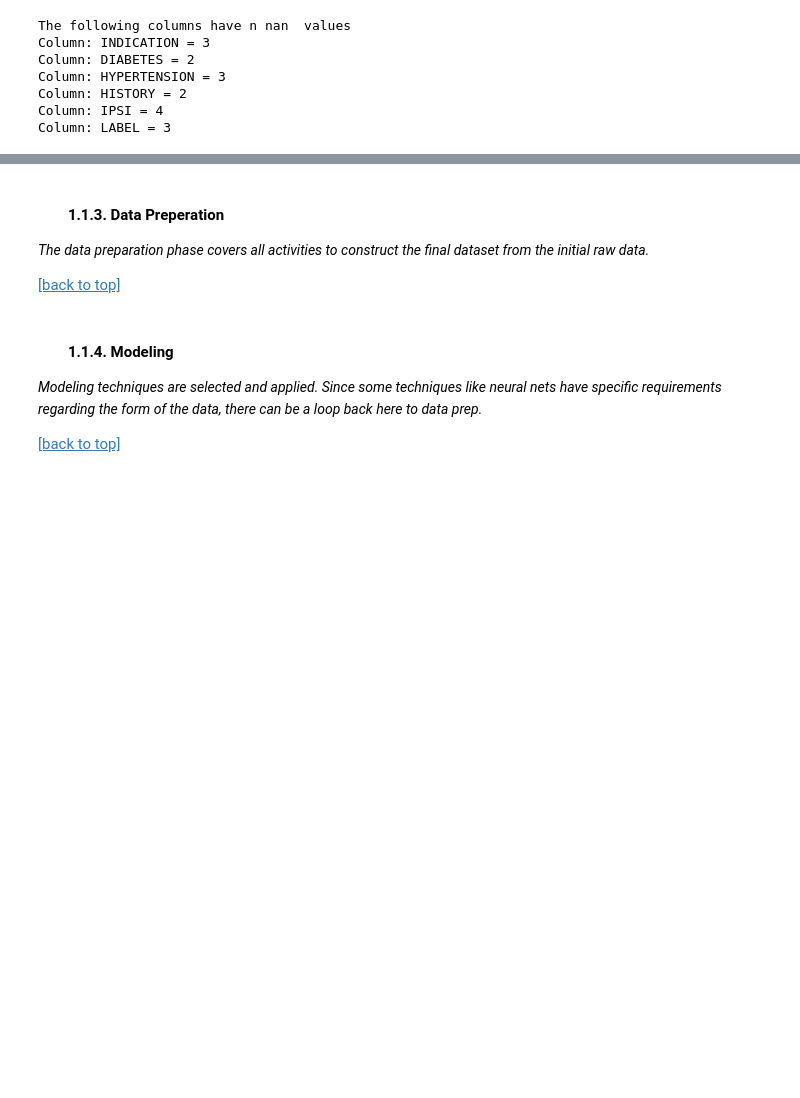
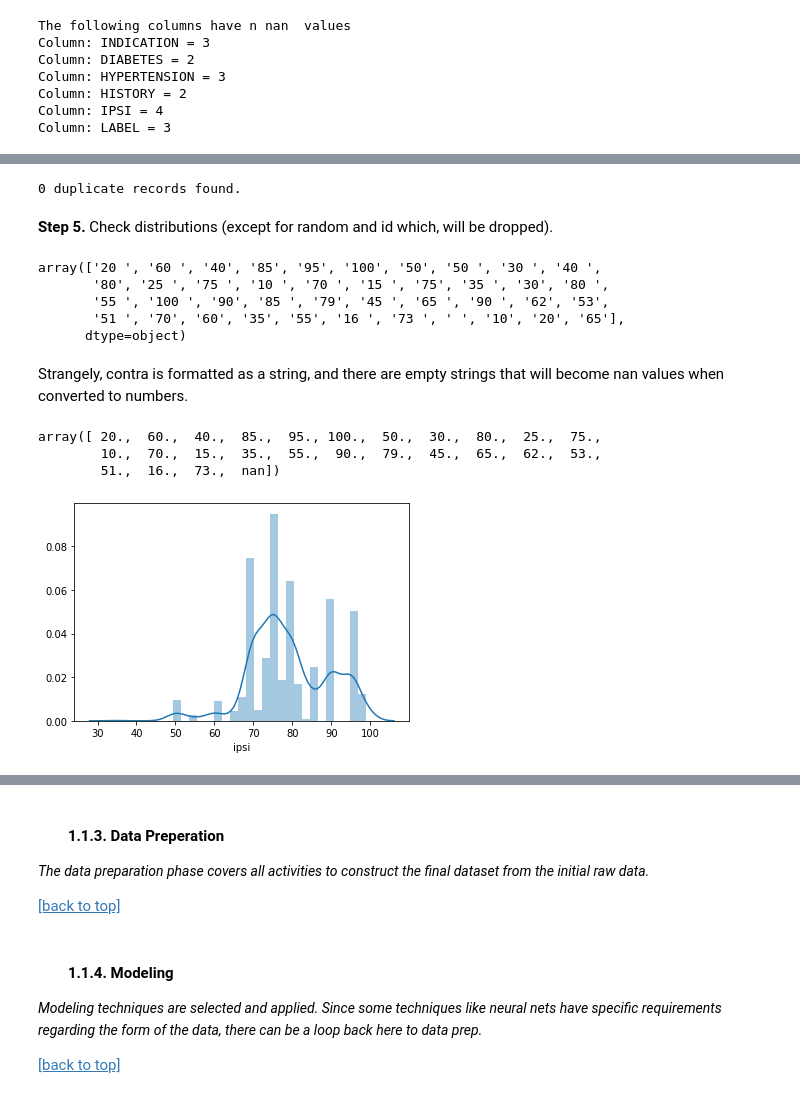
Before and after one commit to crkaz/data-mining, a Jupyter notebook: acw/Second Draft.ipynb, the cells around one changed output, grey strips where cells are left out. Cells and saved outputs as stored; diff of their text form; code cells hidden in the pictures; blank space fills up the shorter version.

```diff
--- a/acw/Second Draft.ipynb
+++ b/acw/Second Draft.ipynb
@@ -697,0 +830,37 @@ Column: LABEL = 3
+# %%
+duped = rawData[rawData.duplicated() == True]
+nDupes = duped.shape[0]
+print(str(nDupes) + " duplicate records found.")
+if (nDupes > 0):
+    print(dupes)
+# %% [output]
+0 duplicate records found.
+# %% [markdown]
+<b>Step 5.</b> Check distributions (except for random and id which, will be dropped).
+# %%
+rawData["contra"].unique()
+# %% [output]
+array(['20 ', '60 ', '40', '85', '95', '100', '50', '50 ', '30 ', '40 ',
+       '80', '25 ', '75 ', '10 ', '70 ', '15 ', '75', '35 ', '30', '80 ',
+       '55 ', '100 ', '90', '85 ', '79', '45 ', '65 ', '90 ', '62', '53',
+       '51 ', '70', '60', '35', '55', '16 ', '73 ', ' ', '10', '20', '65'],
+      dtype=object)
+# %% [markdown]
+Strangely, contra is formatted as a string, and there are empty strings that will become nan values when converted to numbers.
+# %%
+contraCol = pd.to_numeric(rawData["contra"], errors="coerce") ## https://stackoverflow.com/questions/15891038/change-data-type-of-columns-in-pandas // Set " " to nan: https://pandas.pydata.org/pandas-docs/stable/reference/api/pandas.to_numeric.html
+contraCol.unique()
+# %% [output]
+array([ 20.,  60.,  40.,  85.,  95., 100.,  50.,  30.,  80.,  25.,  75.,
+        10.,  70.,  15.,  35.,  55.,  90.,  79.,  45.,  65.,  62.,  53.,
+        51.,  16.,  73.,  nan])
+# %%
+# ## Don't check binary cols i.e. yes/no etc.
+# cols = ["ipsi", "contra", ]
+# for col in cols:
+sns.distplot(rawData["ipsi"].dropna())
+plt.show()
+
+## HERE I discovered contra is formatted as a string and went back to change it.
+# %% [output]
+[figure, added]
```
Also changed, not shown: parts of 45 cells of this notebook.
